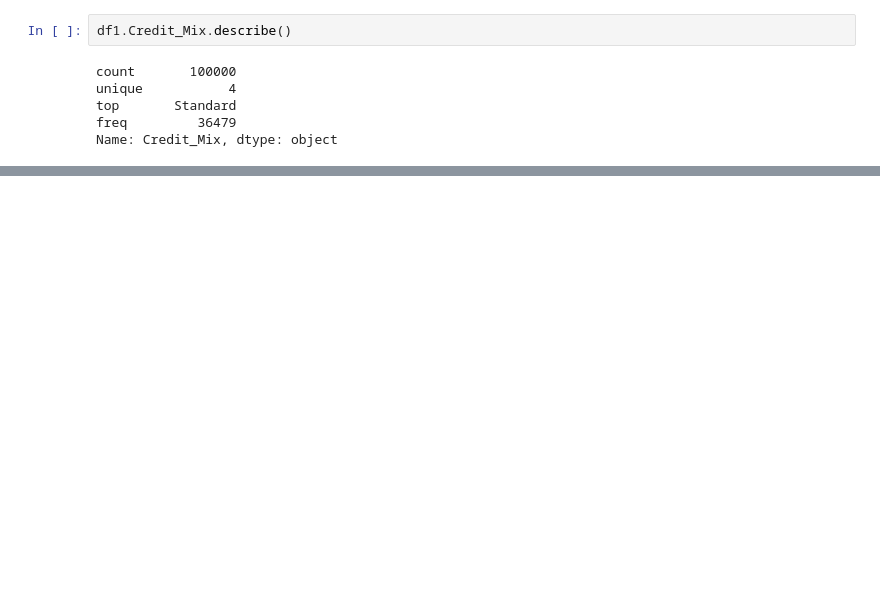
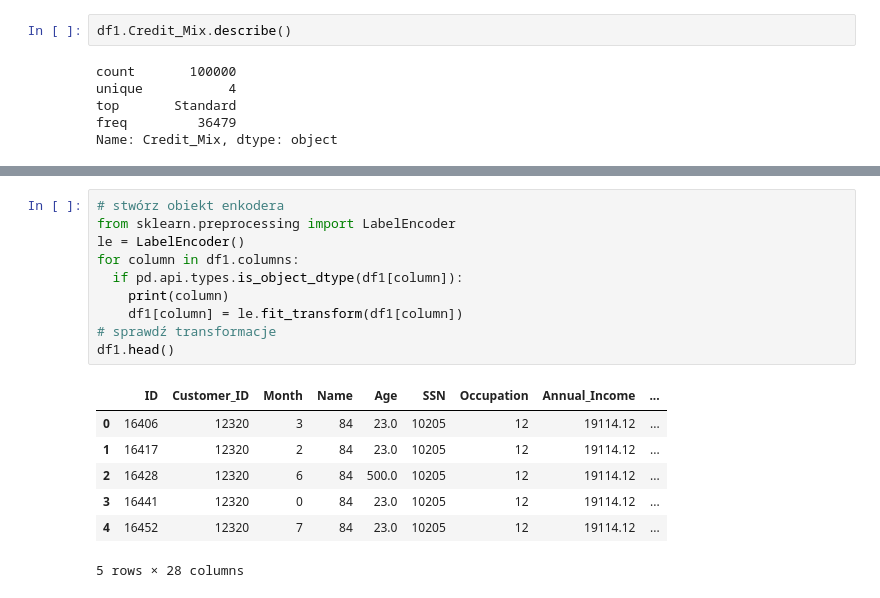
Before and after one commit to UEPP40/PUM, a Jupyter notebook: pum_01.ipynb, the cells around one changed output, grey strips where cells are left out. Saved outputs shown, nothing was run; the diff lists cells and outputs as text; blank space fills up the shorter version.

```diff
--- a/pum_01.ipynb
+++ b/pum_01.ipynb
@@ -191,0 +305,18 @@ Name: Credit_Mix, dtype: object
+# %%
+# stwórz obiekt enkodera
+from sklearn.preprocessing import LabelEncoder
+le = LabelEncoder()
+for column in df1.columns:
+  if pd.api.types.is_object_dtype(df1[column]):
+    print(column)
+    df1[column] = le.fit_transform(df1[column])
+# sprawdź transformacje
+df1.head()
+# %% [output]
+|  | ID | Customer_ID | Month | Name | Age | SSN | Occupation | Annual_Income | ... |
+| 0 | 16406 | 12320 | 3 | 84 | 23.0 | 10205 | 12 | 19114.12 | ... |
+| 1 | 16417 | 12320 | 2 | 84 | 23.0 | 10205 | 12 | 19114.12 | ... |
+| 2 | 16428 | 12320 | 6 | 84 | 500.0 | 10205 | 12 | 19114.12 | ... |
+| 3 | 16441 | 12320 | 0 | 84 | 23.0 | 10205 | 12 | 19114.12 | ... |
+| 4 | 16452 | 12320 | 7 | 84 | 23.0 | 10205 | 12 | 19114.12 | ... |
+5 rows × 28 columns
```
Also changed, not shown: parts of 18 cells of this notebook.
